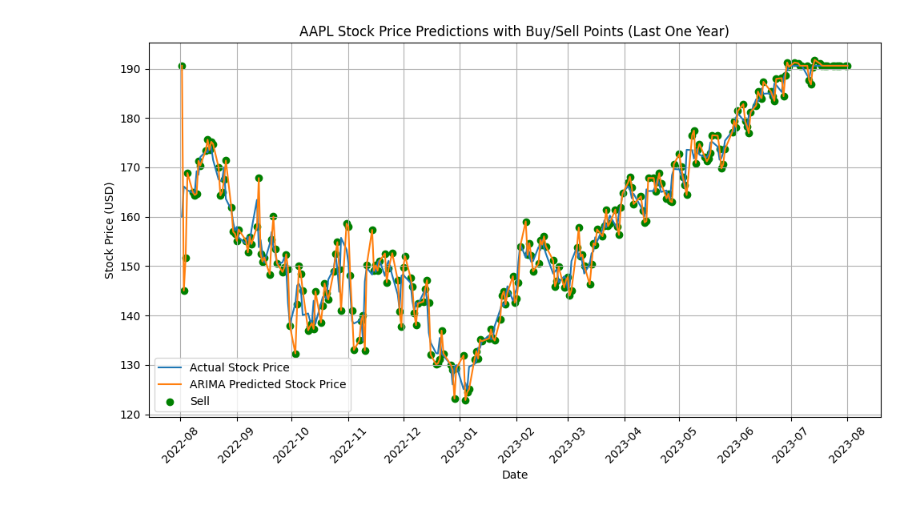
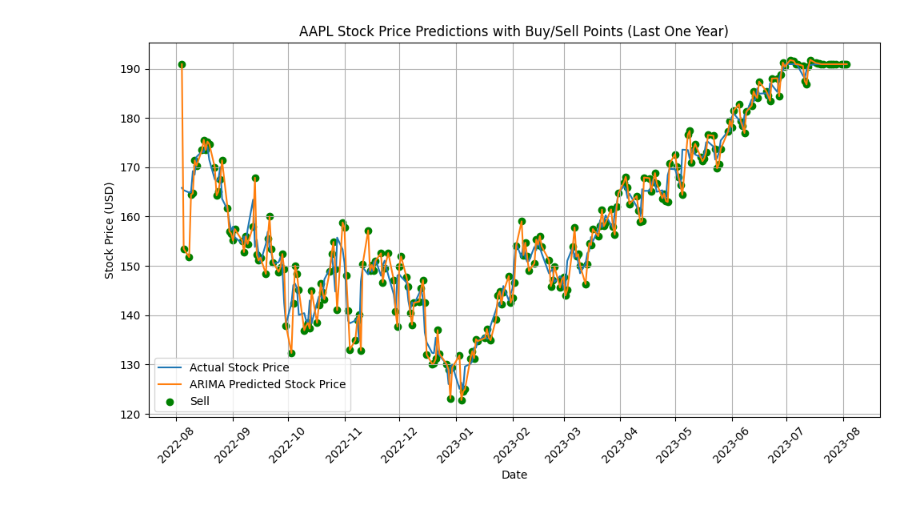
Before and after one commit to seigo07/RNN_Stock_Price_Prediction, a Jupyter notebook: src/arima_no_grid.ipynb, the cells around one changed output. Saved outputs shown, nothing was run; the diff lists cells and outputs as text; code cells hidden in the pictures.

Commit message:
add parameter tuning

```diff
--- a/src/arima_no_grid.ipynb
+++ b/src/arima_no_grid.ipynb
@@ -1,4 +1,5 @@
 # %%
+from itertools import product
 import random
 import warnings
 from datetime import datetime, timedelta
@@ -12,6 +13,15 @@ from sklearn.preprocessing import MinMaxScaler
 from statsmodels.tsa.arima.model import ARIMA
 
 warnings.simplefilter("ignore")
+
+# Initialize GPU config
+gpu_devices = tf.config.experimental.list_physical_devices('GPU')
+if gpu_devices:
+    try:
+        tf.config.experimental.set_memory_growth(gpu_devices[0], True)
+    except RuntimeError:
+        # Memory growth must be set before GPUs have been initialized
+        pass
 
 SEED_VALUE = 42
 np.random.seed(SEED_VALUE)
@@ -51,23 +61,6 @@ test_data = scaler.transform(test_data)
 train_data_2d = train_data.reshape(-1, 1)
 test_data_2d = test_data.reshape(-1, 1)
 
-# Reshape history to 2D array
-history = train_data_2d.tolist()
-arima_predictions = []
-for t in range(len(test_data_2d)):
-    model = ARIMA(history, order=(1, 2, 0))
-    model_fit = model.fit()
-    output = model_fit.forecast(steps=1)  # Use steps=1 to get a scalar forecast value
-    yhat = output[0]  # Forecasted value is a scalar
-    arima_predictions.append(yhat)
-    obs = test_data_2d[t]
-    history.append(obs)
-
-# Generate predictions for the ARIMA model
-arima_predictions = np.array(arima_predictions).flatten()
-arima_predictions = scaler.inverse_transform(arima_predictions.reshape(-1, 1)).flatten()
-
-
 # Function to calculate Theil U statistic
 def theil_u_statistic(actual, predicted, naive):
     mse_actual = mean_squared_error(actual, naive)
@@ -75,6 +68,41 @@ def theil_u_statistic(actual, predicted, naive):
     theil_u = np.sqrt(mse_predicted / mse_actual)
     return theil_u
 
+# Grid search for best ARIMA hyperparameters
+param_grid = {
+    'p': range(0, 3),  # Narrow the range for p
+    'd': range(1, 3),
+    'q': range(0, 2)  # Narrow the range for q
+}
+
+best_theil_u = float('inf')
+best_arima_predictions = None
+for p, d, q in product(param_grid['p'], param_grid['d'], param_grid['q']):
+    history = [x for x in train_data_2d]
+    predictions = []
+    for t in range(len(test_data_2d)):
+        model = ARIMA(history, order=(p, d, q))
+        model_fit = model.fit()
+        output = model_fit.forecast(steps=1)  # Use steps=1 to get a scalar forecast value
+        yhat = output[0]  # Forecasted value is a scalar
+        predictions.append(yhat)
+        obs = test_data_2d[t]
+        history.append(obs)
+
+    # Calculate Theil U
+    arima_naive_predictions = np.full_like(test_data_2d, train_data_2d[-1])
+    arima_theil_u = theil_u_statistic(test_data_2d, predictions, arima_naive_predictions)
+
+    # Update best hyperparameters if Theil U improves
+    if arima_theil_u < best_theil_u:
+        best_theil_u = arima_theil_u
+        best_arima_predictions = predictions
+        best_p, best_d, best_q = p, d, q
+
+# # Generate predictions for the ARIMA model
+arima_predictions = best_arima_predictions
+arima_predictions = np.array(arima_predictions).flatten()
+arima_predictions = scaler.inverse_transform(arima_predictions.reshape(-1, 1)).flatten()
 
 # Generate naive predictions (using the last value in the training set)
 naive_predictions = np.full_like(test_data, train_data[-1])
@@ -84,13 +112,13 @@ arima_rmse = np.sqrt(mean_squared_error(data[train_size:], arima_predictions))
 arima_mae = mean_absolute_error(data[train_size:], arima_predictions)
 arima_r2 = r2_score(data[train_size:], arima_predictions)
 arima_mape = mean_absolute_percentage_error(data[train_size:], arima_predictions)
-arima_theil_u = theil_u_statistic(data[train_size:], arima_predictions, naive_predictions)
 
+print(f"Best ARIMA Parameters: p={best_p}, d={best_d}, q={best_q}")
 print(f"RMSE: {arima_rmse}")
 print(f"MAE: {arima_mae}")
 print(f"R2: {arima_r2}")
 print(f"MAPE: {arima_mape:.2f}%")
-print(f"Theil U statistic : {arima_theil_u:.2f}")
+print(f"Theil U statistic : {best_theil_u:.2f}")
 
 # Get data for the last one year
 one_year_ago = datetime.now() - timedelta(days=365)
@@ -183 +212 @@ Profit or Loss: $101.45
-[figure, old version]
+[figure, new version]
```
Also changed, not shown: parts of 1 cell of this notebook.
